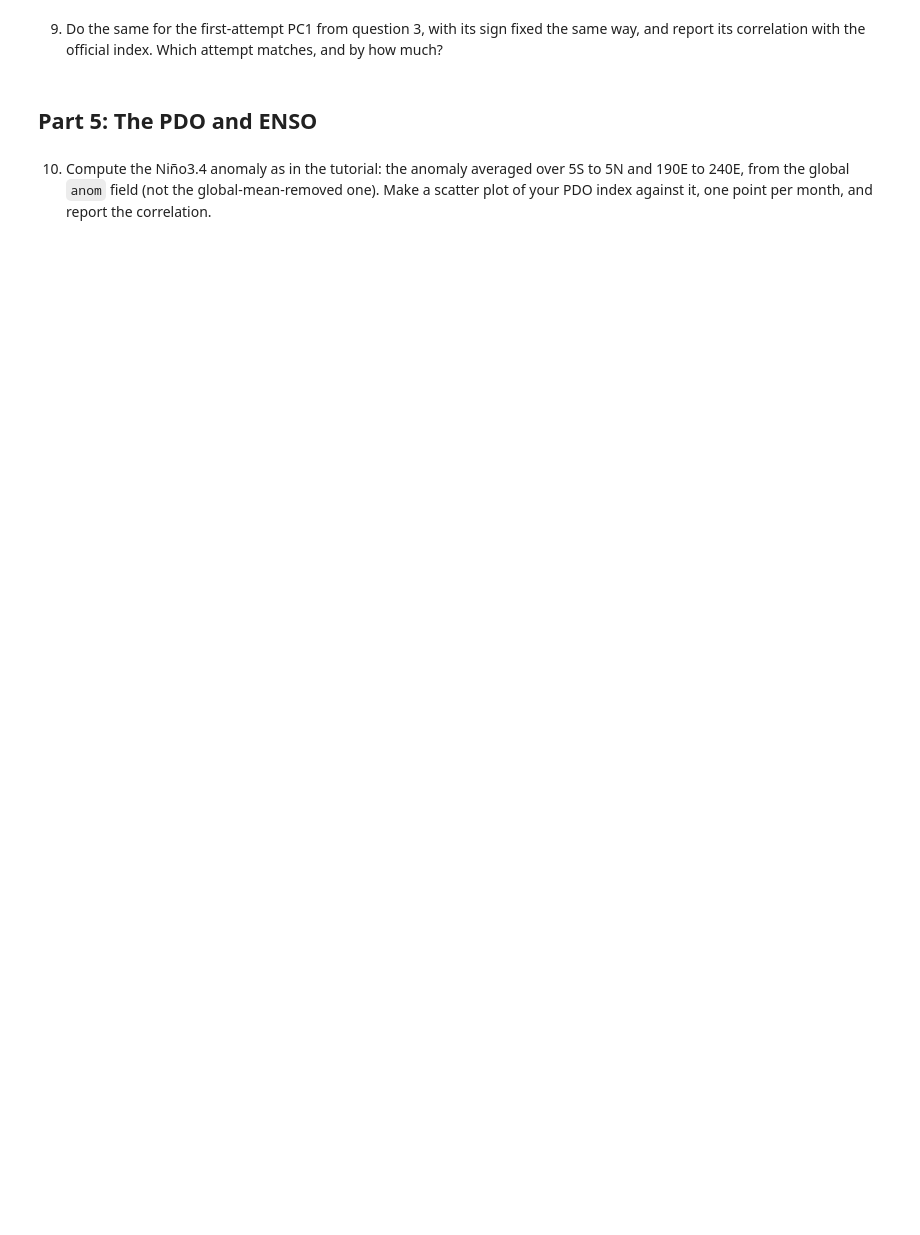
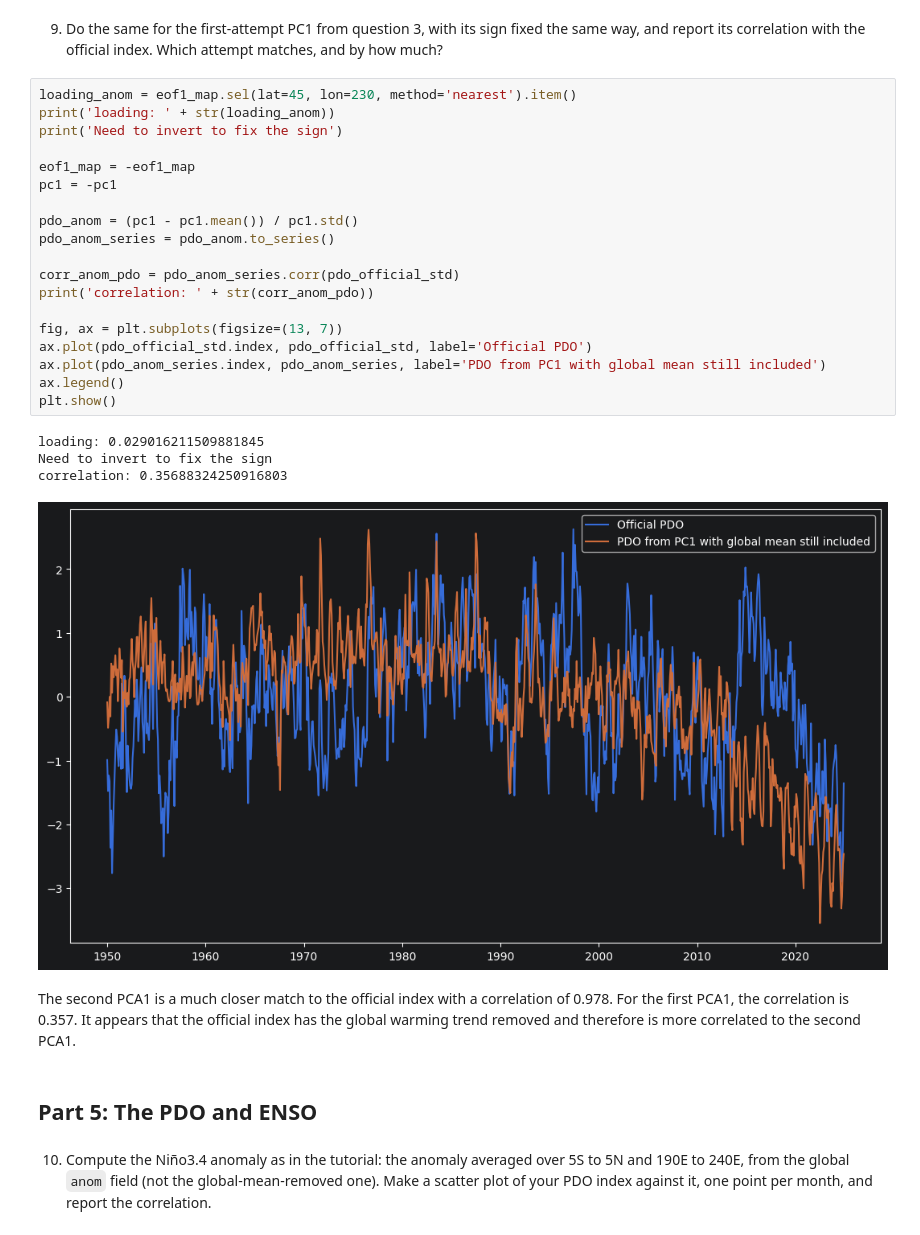
Before and after one commit to deborahteo/ml4climate2026, a Jupyter notebook: Assignment7.ipynb, the cells around one changed output. Saved outputs shown, nothing was run; the diff lists cells and outputs as text; blank space fills up the shorter version.

```diff
--- a/Assignment7.ipynb
+++ b/Assignment7.ipynb
@@ -206,5 +209,31 @@ print(pdo_official.head(3)); print(len(pdo_official), "months")
 # %% [markdown]
 9) Do the same for the first-attempt PC1 from question 3, with its sign fixed the same way, and report its correlation with the official index. Which attempt matches, and by how much?
+# %%
+loading_anom = eof1_map.sel(lat=45, lon=230, method='nearest').item()
+print('loading: ' + str(loading_anom))
+print('Need to invert to fix the sign')
+
+eof1_map = -eof1_map
+pc1 = -pc1
+
+pdo_anom = (pc1 - pc1.mean()) / pc1.std()
+pdo_anom_series = pdo_anom.to_series()
+
+corr_anom_pdo = pdo_anom_series.corr(pdo_official_std)
+print('correlation: ' + str(corr_anom_pdo))
+
+fig, ax = plt.subplots(figsize=(13, 7))
+ax.plot(pdo_official_std.index, pdo_official_std, label='Official PDO')
+ax.plot(pdo_anom_series.index, pdo_anom_series, label='PDO from PC1 with global mean still included')
+ax.legend()
+plt.show()
+# %% [output]
+loading: 0.029016211509881845
+Need to invert to fix the sign
+correlation: 0.35688324250916803
+[figure, added]
+# %% [markdown]
+The second PCA1 is a much closer match to the official index with a correlation of 0.978. For the first PCA1, the correlation is 0.357. It appears that the official index has the global warming trend removed and therefore is more correlated to the second PCA1.
 # %% [markdown]
 ## Part 5: The PDO and ENSO
 # %% [markdown]
```
Also changed, not shown: parts of 14 cells of this notebook.
